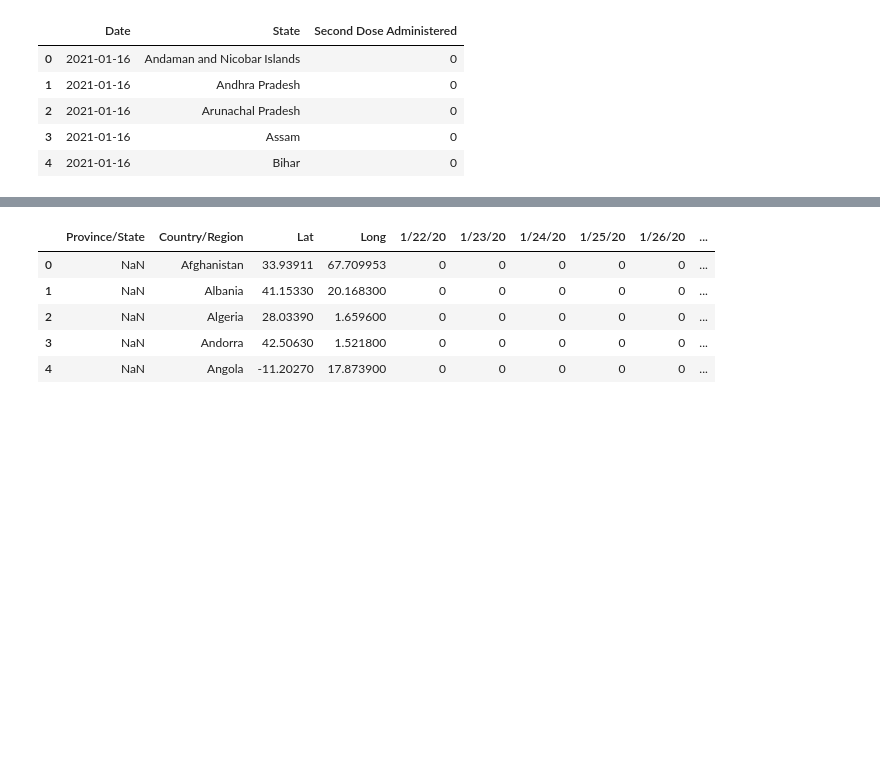
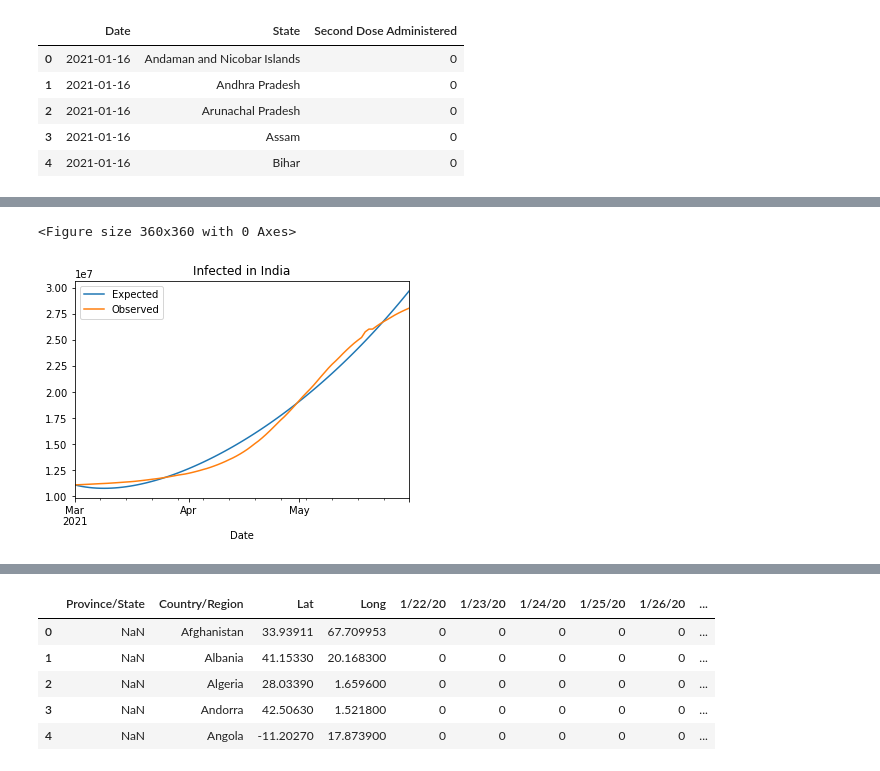
Before and after one commit to rajrathi/COVIDModelSimulation, a Jupyter notebook: Code/newcovidresearch.ipynb, the cells around one changed output, grey strips where cells are left out. Cells and saved outputs as stored; diff of their text form; code cells hidden in the pictures; blank space fills up the shorter version.

```diff
--- a/Code/newcovidresearch.ipynb
+++ b/Code/newcovidresearch.ipynb
@@ -278,8 +212,7 @@ S,E,I,R,D,V = ret2.T
 # %%
-expected_data2 = pd.DataFrame({'Days':tspan,
+expected_data_india = pd.DataFrame({'Days':tspan,
                                 'Susceptible':S,
                                 'Exposed' : E,
                                 'Infected':I,
                                 'Recovered':R,
-                                'Deceased':D,
-                                'Vaccinated':V})
+                                'Deceased':D})
@@ -295,0 +235,8 @@ fig.show()
+# %%
+expected_data_india['Date'] = pd.date_range(start='2021-03-01', end='2021-05-31')
+expected_data_india.drop(columns=['Days', 'Susceptible', 'Exposed'], inplace=True)
+expected_data_india.rename(columns={'Infected':'e_Infected', 'Recovered':'e_Recovered', 'Deceased':'e_Deceased'}, inplace=True)
+expected_data_india['e_Infected'] = expected_data_india['e_Infected'].astype('int32')
+expected_data_india['e_Recovered'] = expected_data_india['e_Recovered'].astype('int32')
+expected_data_india['e_Deceased'] = expected_data_india['e_Deceased'].astype('int32')
+expected_data_india.head()
@@ -295,0 +250,5 @@ fig.show()
+# %%
+observed_data_india = covid_india_data[['Infected','Recovered','Deceased']]
+observed_data_india['Date'] = pd.date_range(start='2021-03-01', end='2021-05-31')
+observed_data_india.rename(columns={'Infected':'o_Infected', 'Recovered':'o_Recovered', 'Deceased':'o_Deceased'}, inplace=True)
+observed_data_india.head()
@@ -295,0 +262,3 @@ fig.show()
+# %%
+eo_india = pd.merge(left=expected_data_india, right=observed_data_india, how='inner', on='Date')
+eo_india.head()
@@ -295,0 +272,11 @@ fig.show()
+# %%
+plt.figure(figsize=(5,5))
+eo_india.plot(x='Date', y = ['e_Infected', 'o_Infected'])
+L = plt.legend()
+L.get_texts()[0].set_text('Expected')
+L.get_texts()[1].set_text('Observed')
+plt.title('Infected in India')
+plt.show()
+# %% [output]
+<Figure size 360x360 with 0 Axes>
+[figure, added]
```
Also changed, not shown: parts of 106 cells of this notebook, 2 other files.
